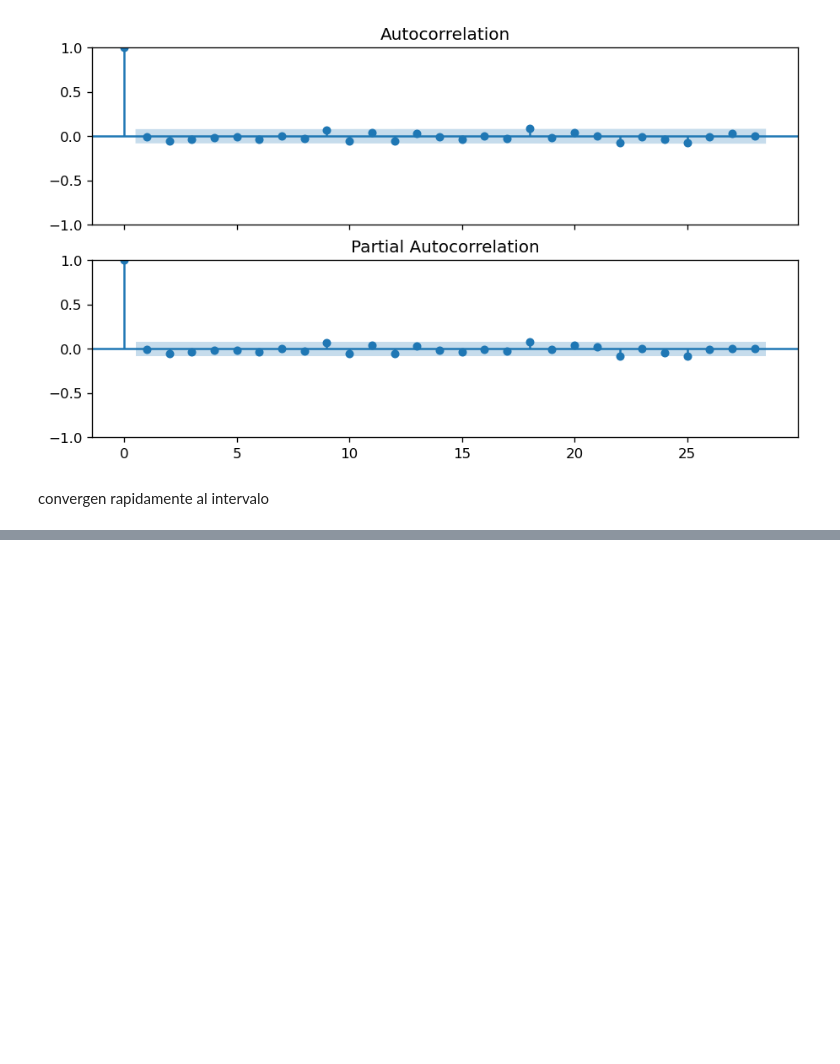
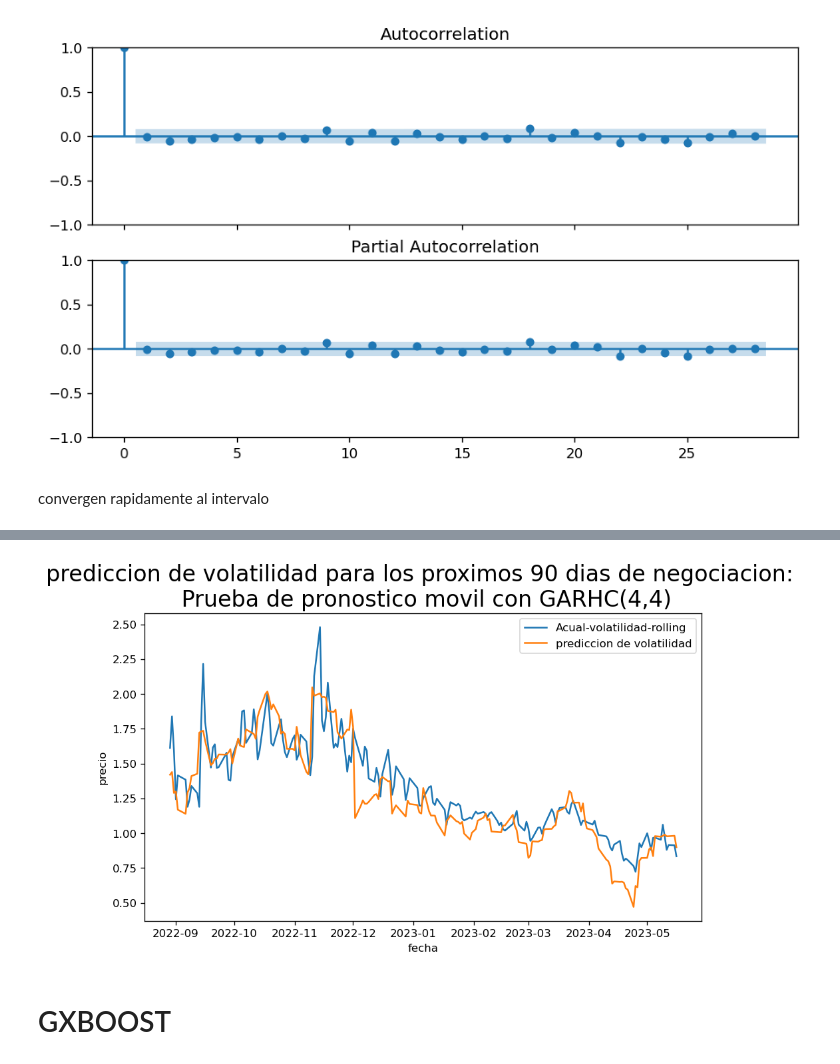
Before and after one commit to juanguzman2/Prediccion-del-indice-SyP500-mediante-XGBOOST-y-el-modelo-GARCH, a Jupyter notebook: Prediccion/prediccion_serie_tiempo.ipynb, the cells around one changed output, grey strips where cells are left out. Drawn from its saved outputs; the diff is of its cells as text; code cells hidden in the pictures; blank space fills up the shorter version.

```diff
--- a/Prediccion/prediccion_serie_tiempo.ipynb
+++ b/Prediccion/prediccion_serie_tiempo.ipynb
@@ -186,9 +180,6 @@ import arch
 from arch import arch_model
 
 # Crear un modelo GARCH
-model = arch_model(data, vol='Garch')
-
-# Encontrar el orden adecuado utilizando el método auto_order()
-order = model.fit(disp='off').model.auto_order()
-
-print(f"Orden adecuado del modelo GARCH: {order}")
+model = arch_model(retornos,dist='ged', vol='Garch',p=4,q=4)
+model_fit = model.fit(disp='off')
+model_fit.summary()
@@ -194,0 +218,5 @@ print(f"Orden adecuado del modelo GARCH: {order}")
+# %%
+# conspiraremos contra la volatilidad rodante
+# promedio movil de 15 dias de los rendimientos
+rolling_vol = abs(retornos.rolling(window=15,min_periods=15).std().dropna())
+rolling_vol
@@ -194,0 +263,10 @@ print(f"Orden adecuado del modelo GARCH: {order}")
+# %%
+test_size = 180
+rolling_predictions = [] #180 predicciones
+
+for i in range(test_size):
+    train = retornos[:-(test_size-i)]
+    model = arch_model(train,dist="ged",vol='GARCH',p=4,q=4)
+    model_fit = model.fit(disp='off')
+    pred = model_fit.forecast(horizon=1,reindex=False)
+    rolling_predictions.append(np.sqrt(pred.variance.values[-1,:][0]))
@@ -194,0 +286,5 @@ print(f"Orden adecuado del modelo GARCH: {order}")
+# %%
+# guardar las pred en un DF
+rolling_pred = pd.DataFrame(rolling_predictions,index=retornos.index[-test_size:])
+rolling_pred = rolling_pred.rename(columns={0:'pred'})
+rolling_pred
@@ -194,0 +306,13 @@ print(f"Orden adecuado del modelo GARCH: {order}")
+# %%
+# graficar los datos reales y las predicciones de volatilidad
+plt.plot(rolling_pred,label='Acual-volatilidad-rolling')
+plt.plot((rolling_vol)[-test_size:],label='prediccion de volatilidad')
+plt.title('prediccion de volatilidad para los proximos 90 dias de negociacion: \n Prueba de pronostico movil con GARHC(4,4)',fontsize=20)
+plt.xlabel('fecha')
+plt.ylabel('precio')
+plt.legend()
+plt.show()
+# %% [output]
+[figure, added]
+# %% [markdown]
+# GXBOOST
```
Also changed, not shown: parts of 29 cells of this notebook.
